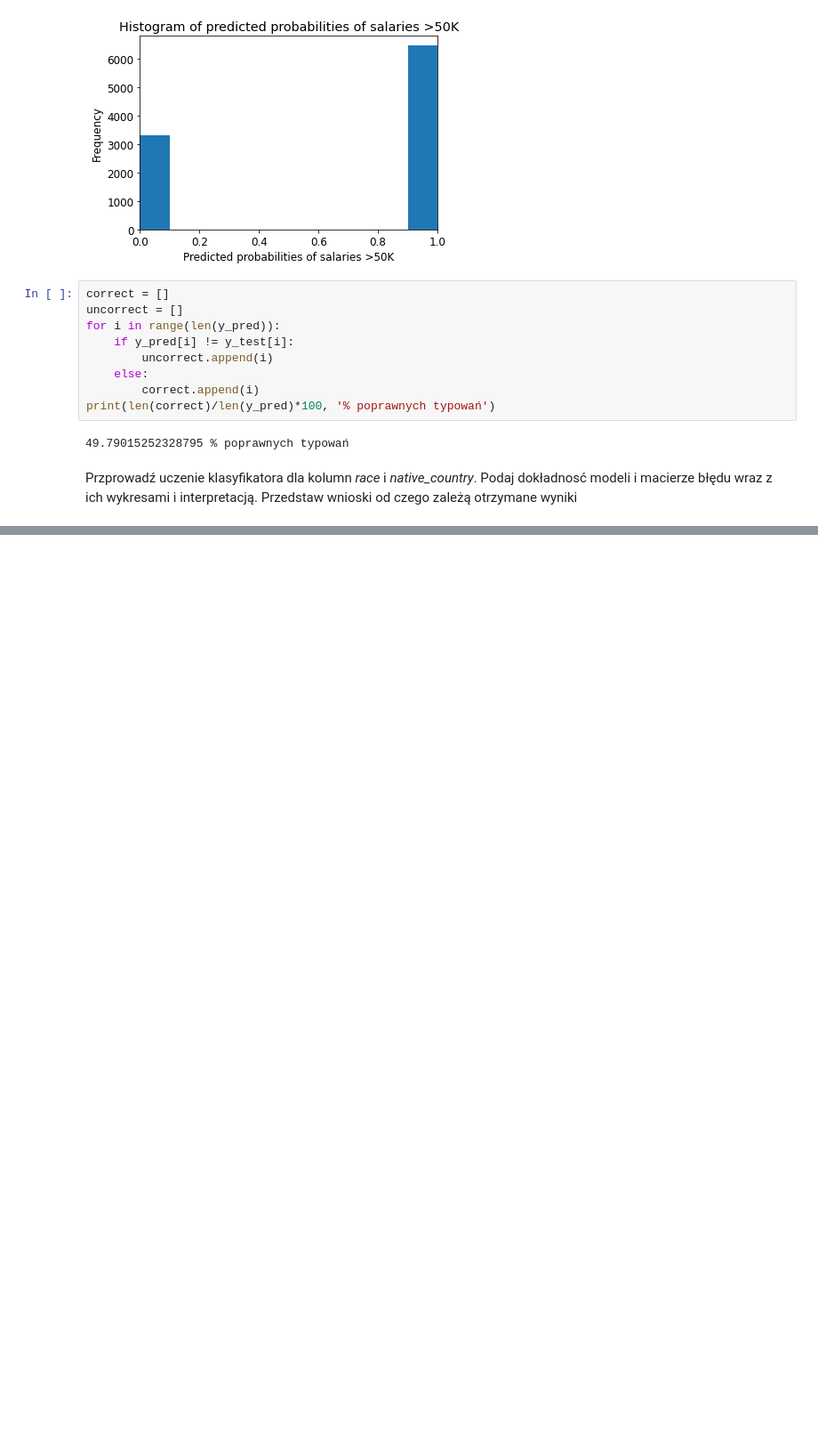
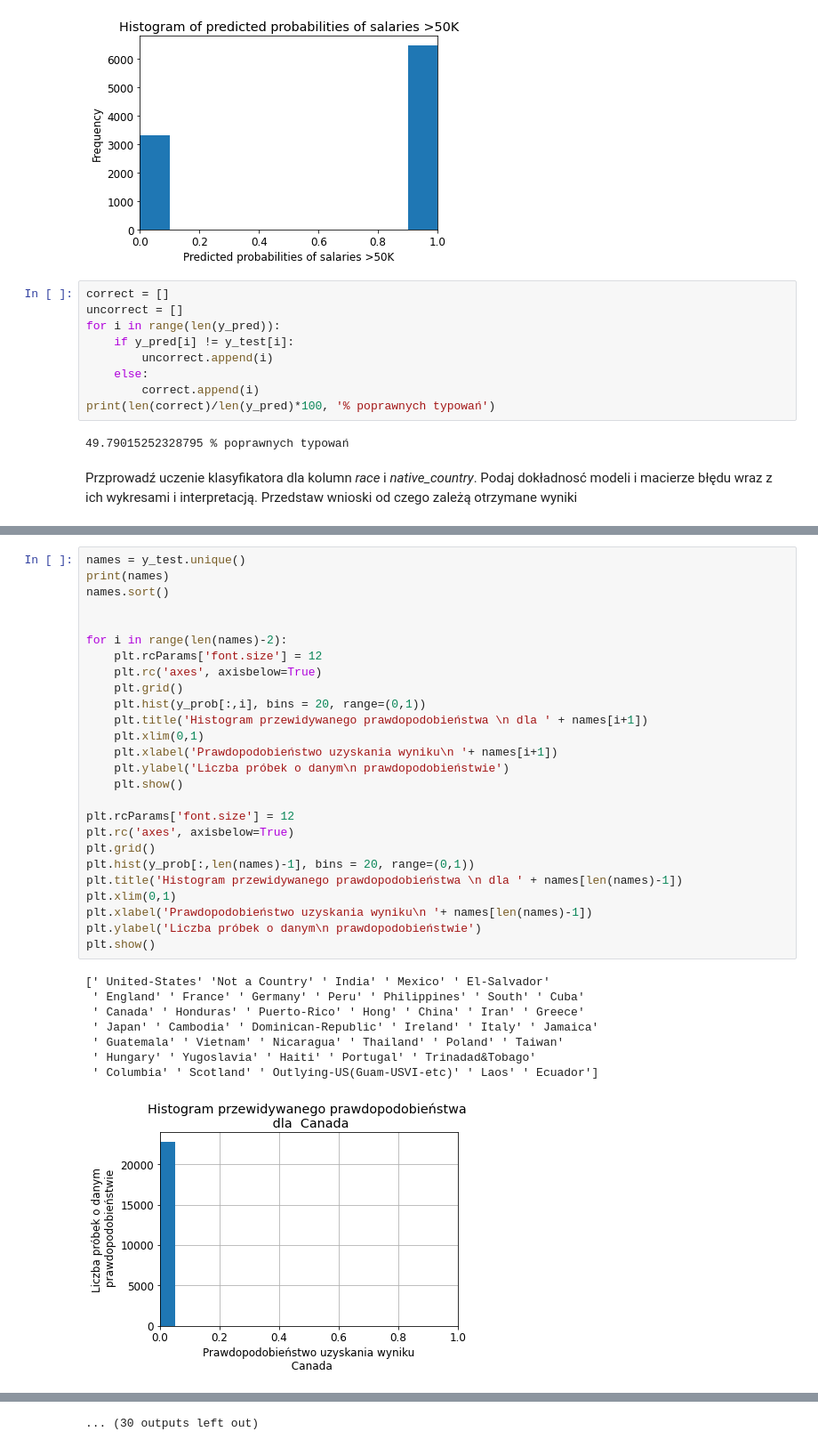
Before and after one commit to SebastianPilch/ABiD_gr1_SebastianPilch, a Jupyter notebook: Lab_9/raport.ipynb, the cells around one changed output, grey strips where cells are left out. Shown at 89% size. Drawn from its saved outputs; the diff is of its cells as text; blank space fills up the shorter version.

```diff
--- a/Lab_9/raport.ipynb
+++ b/Lab_9/raport.ipynb
@@ -190,0 +243,35 @@ prawdopodobieństwo wystąpienia jedynki nie jest liczbą bliską 100% lub 0%.
+# %%
+names = y_test.unique()
+print(names)
+names.sort()
+
+
+for i in range(len(names)-2):
+    plt.rcParams['font.size'] = 12
+    plt.rc('axes', axisbelow=True)
+    plt.grid()
+    plt.hist(y_prob[:,i], bins = 20, range=(0,1))
+    plt.title('Histogram przewidywanego prawdopodobieństwa \n dla ' + names[i+1])
+    plt.xlim(0,1)
+    plt.xlabel('Prawdopodobieństwo uzyskania wyniku\n '+ names[i+1])
+    plt.ylabel('Liczba próbek o danym\n prawdopodobieństwie')
+    plt.show()
+
+plt.rcParams['font.size'] = 12
+plt.rc('axes', axisbelow=True)
+plt.grid()
+plt.hist(y_prob[:,len(names)-1], bins = 20, range=(0,1))
+plt.title('Histogram przewidywanego prawdopodobieństwa \n dla ' + names[len(names)-1])
+plt.xlim(0,1)
+plt.xlabel('Prawdopodobieństwo uzyskania wyniku\n '+ names[len(names)-1])
+plt.ylabel('Liczba próbek o danym\n prawdopodobieństwie')
+plt.show()
+# %% [output]
+[' United-States' 'Not a Country' ' India' ' Mexico' ' El-Salvador'
+ ' England' ' France' ' Germany' ' Peru' ' Philippines' ' South' ' Cuba'
+ ' Canada' ' Honduras' ' Puerto-Rico' ' Hong' ' China' ' Iran' ' Greece'
+ ' Japan' ' Cambodia' ' Dominican-Republic' ' Ireland' ' Italy' ' Jamaica'
+ ' Guatemala' ' Vietnam' ' Nicaragua' ' Thailand' ' Poland' ' Taiwan'
+ ' Hungary' ' Yugoslavia' ' Haiti' ' Portugal' ' Trinadad&Tobago'
+ ' Columbia' ' Scotland' ' Outlying-US(Guam-USVI-etc)' ' Laos' ' Ecuador']
+[figure, added]
@@ -190,0 +288 @@ prawdopodobieństwo wystąpienia jedynki nie jest liczbą bliską 100% lub 0%.
+... (30 outputs left out)
```
Also changed, not shown: parts of 11 cells of this notebook, 1 other file.
